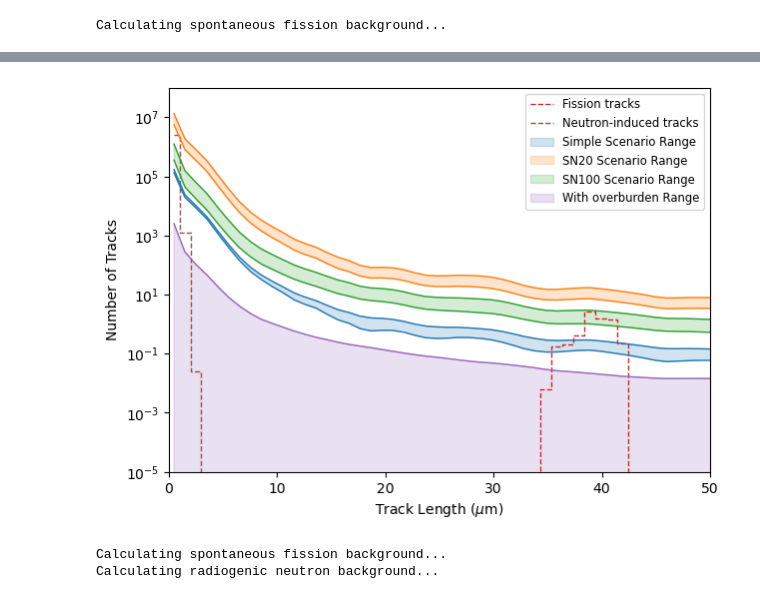
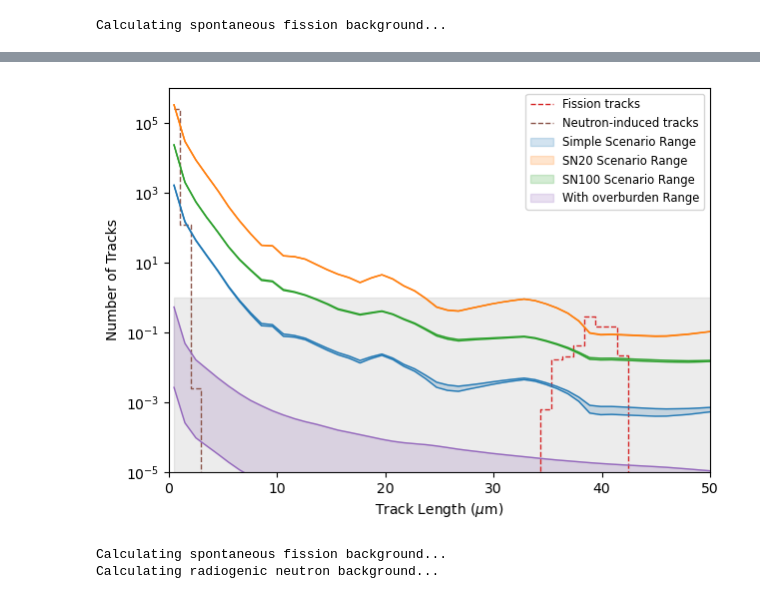
Before and after one commit to cgalelli/PrimusCode, a Jupyter notebook: MSC_analysis.ipynb, the cells around one changed output, grey strips where cells are left out. Drawn from its saved outputs; the diff is of its cells as text; code cells hidden in the pictures.

```diff
--- a/MSC_analysis.ipynb
+++ b/MSC_analysis.ipynb
@@ -171,5 +196,5 @@ total_mup_tracks_simple = [mineral.integrate_particle_signal_spectrum_parallel(
 # %%
-total_mum_tracks_SN20 = [mineral.integrate_muon_signal_spectrum_parallel(
+total_mum_tracks_SN20 = [mineral.integrate_particle_signal_spectrum_parallel(
     x_bins,
     scenario_config=scenario_config_SN20,
     energy_bins_gev=CONFIG["geant4_energy_bins_gev"],
@@ -177,10 +202,10 @@ total_mum_tracks_SN20 = [mineral.integrate_muon_signal_spectrum_parallel(
     sample_mass_kg = sample_mass_kg,
     deposition_rate_m_kyr=deposition,
     overburden_density_g_cm3=continuous_overburden_density_g_cm3,
-    nsteps=150,
+    nsteps=20,
     species='mu-'
 ) for deposition in deposition_rate_m_kyr]
-total_mup_tracks_SN20 = [mineral.integrate_muon_signal_spectrum_parallel(
+total_mup_tracks_SN20 = [mineral.integrate_particle_signal_spectrum_parallel(
     x_bins,
     scenario_config=scenario_config_SN20,
     energy_bins_gev=CONFIG["geant4_energy_bins_gev"],
@@ -188,7 +213,7 @@ total_mup_tracks_SN20 = [mineral.integrate_muon_signal_spectrum_parallel(
     sample_mass_kg = sample_mass_kg,
     deposition_rate_m_kyr=deposition,
     overburden_density_g_cm3=continuous_overburden_density_g_cm3,
-    nsteps=150,
+    nsteps=20,
     species='mu+'
 ) for deposition in deposition_rate_m_kyr]
 # %% [output]
@@ -250,5 +262,5 @@ total_mup_tracks_SN20 = [mineral.integrate_muon_signal_spectrum_parallel(
 # %%
-total_mum_tracks_SN100 = [mineral.integrate_muon_signal_spectrum_parallel(
+total_mum_tracks_SN100 = [mineral.integrate_particle_signal_spectrum_parallel(
     x_bins,
     scenario_config=scenario_config_SN100,
     energy_bins_gev=CONFIG["geant4_energy_bins_gev"],
@@ -256,10 +268,10 @@ total_mum_tracks_SN100 = [mineral.integrate_muon_signal_spectrum_parallel(
     sample_mass_kg = sample_mass_kg,
     deposition_rate_m_kyr = deposition,
     overburden_density_g_cm3 = continuous_overburden_density_g_cm3,
-    nsteps=150,
+    nsteps=20,
     species = 'mu-'
 ) for deposition in deposition_rate_m_kyr]
-total_mup_tracks_SN100 = [mineral.integrate_muon_signal_spectrum_parallel(
+total_mup_tracks_SN100 = [mineral.integrate_particle_signal_spectrum_parallel(
     x_bins,
     scenario_config=scenario_config_SN100,
     energy_bins_gev=CONFIG["geant4_energy_bins_gev"],
@@ -267,7 +279,7 @@ total_mup_tracks_SN100 = [mineral.integrate_muon_signal_spectrum_parallel(
     sample_mass_kg = sample_mass_kg,
     deposition_rate_m_kyr = deposition,
     overburden_density_g_cm3 = continuous_overburden_density_g_cm3,
-    nsteps=150,
+    nsteps=20,
     species = 'mu+'
 ) for deposition in deposition_rate_m_kyr]
 # %% [output]
@@ -347,5 +328,5 @@ total_mup_tracks_SN100 = [mineral.integrate_muon_signal_spectrum_parallel(
 # %%
-post_mum_tracks = [mineral.integrate_muon_signal_spectrum_parallel(
+post_mum_tracks = [mineral.integrate_particle_signal_spectrum_parallel(
     x_bins,
     scenario_config=scenario_config_simple,
     energy_bins_gev=CONFIG["geant4_energy_bins_gev"],
@@ -355,7 +336,7 @@ post_mum_tracks = [mineral.integrate_muon_signal_spectrum_parallel(
     nsteps=5,
     species = 'mu-'
 ) for deposition in deposition_rate_m_kyr]
-post_mup_tracks = [mineral.integrate_muon_signal_spectrum_parallel(
+post_mup_tracks = [mineral.integrate_particle_signal_spectrum_parallel(
     x_bins,
     scenario_config=scenario_config_simple,
     energy_bins_gev=CONFIG["geant4_energy_bins_gev"],
@@ -403,4 +378,6 @@ plt.show()
 # %%
+total_fission_tracks = np.array(total_fission_tracks)
+total_neutron_tracks = np.array(total_neutron_tracks)
 total_mu_tracks_simple = np.array(total_mum_tracks_simple) + np.array(total_mup_tracks_simple)
 total_mu_tracks_SN20 = np.array(total_mum_tracks_SN20) + np.array(total_mup_tracks_SN20)
 total_mu_tracks_SN100 = np.array(total_mum_tracks_SN100) + np.array(total_mup_tracks_SN100)
@@ -408,29 +408,32 @@ post_mu_tracks = np.array(post_mum_tracks) + np.array(post_mup_tracks)
 # %%
 fig, ax = plt.subplots(figsize=[7, 5])
 
-ax.step(x_mids/1000, np.array(total_fission_tracks), color='C3', linestyle='dashed', linewidth=1., label="Fission tracks", where='mid')
-ax.step(x_mids/1000, np.array(total_neutron_tracks), color='C5', linestyle='dashed', linewidth=1., label="Neutron-induced tracks", where='mid')
+ax.step(x_mids/1000, total_fission_tracks, color='C3', linestyle='dashed', linewidth=1., label="Fission tracks", where='mid')
+ax.step(x_mids/1000, total_neutron_tracks, color='C5', linestyle='dashed', linewidth=1., label="Neutron-induced tracks", where='mid')
 
 for i in range(len(deposition_rate_m_kyr)):
     ax.plot(x_mids/1000, total_mu_tracks_simple[i], color='C0', linestyle='-', linewidth=1.)
     ax.plot(x_mids/1000, total_mu_tracks_SN20[i], color='C1', linestyle='-', linewidth=1.)
     ax.plot(x_mids/1000, total_mu_tracks_SN100[i], color='C2', linestyle='-', linewidth=1.)
     ax.plot(x_mids/1000, post_mu_tracks[i], color='C4', linestyle='-', linewidth=1.)
 
 ax.fill_between(x_mids/1000, total_mu_tracks_simple[0], total_mu_tracks_simple[-1], color='C0', alpha=0.2, label='Simple Scenario Range')
 ax.fill_between(x_mids/1000, total_mu_tracks_SN20[0], total_mu_tracks_SN20[-1], color='C1', alpha=0.2, label='SN20 Scenario Range')
 ax.fill_between(x_mids/1000, total_mu_tracks_SN100[0], total_mu_tracks_SN100[-1], color='C2', alpha=0.2, label='SN100 Scenario Range')
 ax.fill_between(x_mids/1000, post_mu_tracks[0], post_mu_tracks[-1], color='C4', alpha=0.2, label='With overburden Range')
 
+ax.fill_between(x_mids/1000, 1e-5, 1, color='grey', alpha=0.15)
+
+
 #ax.set_title(f"Track density distribution in {mineral_name} in the deposition rate range")
 ax.set_xlabel(r"Track Length ($\mu$m)")
 ax.set_ylabel(r"Number of Tracks")
 ax.set_yscale("log")
-ax.set_ylim(1e-5, 1e8)
+ax.set_ylim(1e-5, 1e6)
 ax.set_xlim(0, 50)
 ax.legend(fontsize='small')
 plt.savefig("Plots/MSC_track_number_depositions.png", dpi=500)
 plt.show()
 # %% [output]
-[figure, old version]
+[figure, new version]
 # %%
```
Also changed, not shown: parts of 15 cells of this notebook, 1 other file.
